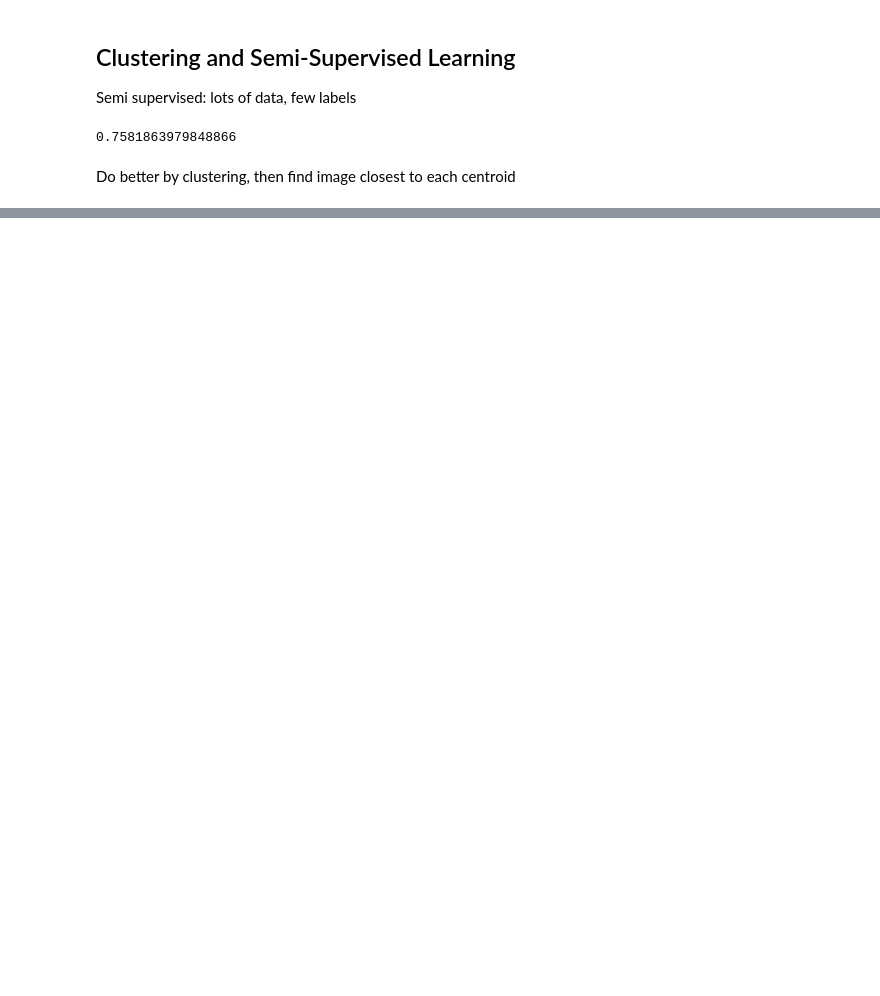
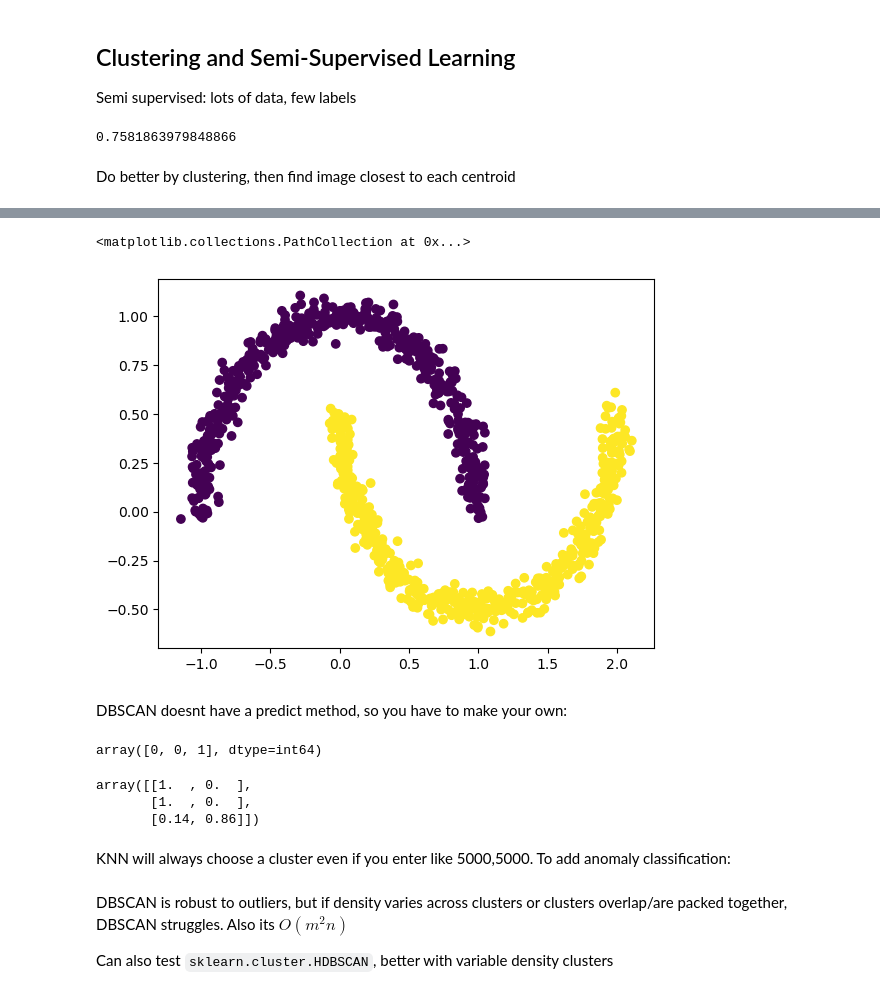
Before and after one commit to willhar/MLNotes, a Jupyter notebook: Ch8UnsupervisedLearning.ipynb, the cells around one changed output, grey strips where cells are left out. Drawn from its saved outputs; the diff is of its cells as text; code cells hidden in the pictures; blank space fills up the shorter version.

```diff
--- a/Ch8UnsupervisedLearning.ipynb
+++ b/Ch8UnsupervisedLearning.ipynb
@@ -187,0 +261,26 @@ array([[ 0.,  0.,  0.,  7., 13.,  8.,  0.,  0.],
+# %%
+dbscan = DBSCAN(eps=.2, min_samples=5)
+dbscan.fit(X)
+plt.scatter(X[:,0],X[:,1], c=dbscan.labels_)
+# %% [output]
+<matplotlib.collections.PathCollection at 0x...>
+[figure, added]
+# %% [markdown]
+DBSCAN doesnt have a predict method, so you have to make your own:
+# %%
+from sklearn.neighbors import KNeighborsClassifier
+
+knn = KNeighborsClassifier(n_neighbors=50)
+knn.fit(dbscan.components_, dbscan.labels_[dbscan.core_sample_indices_])
+Xnew = np.array([[0,1], [-.5,1], [1,-.25]])
+display(knn.predict(Xnew))
+knn.predict_proba(Xnew)
+
+# Only trained on core instances, but you can pick which data to train on
+# %% [output]
+array([0, 0, 1], dtype=int64)
+array([[1.  , 0.  ],
+       [1.  , 0.  ],
+       [0.14, 0.86]])
+# %% [markdown]
+KNN will always choose a cluster even if you enter like 5000,5000. To add anomaly classification:
@@ -187,0 +292,4 @@ array([[ 0.,  0.,  0.,  7., 13.,  8.,  0.,  0.],
+# %% [markdown]
+DBSCAN is robust to outliers, but if density varies across clusters or clusters overlap/are packed together, DBSCAN struggles. Also its $O(m^2n)$
+
+Can also test `sklearn.cluster.HDBSCAN`, better with variable density clusters
```
Also changed, not shown: parts of 28 cells of this notebook.
